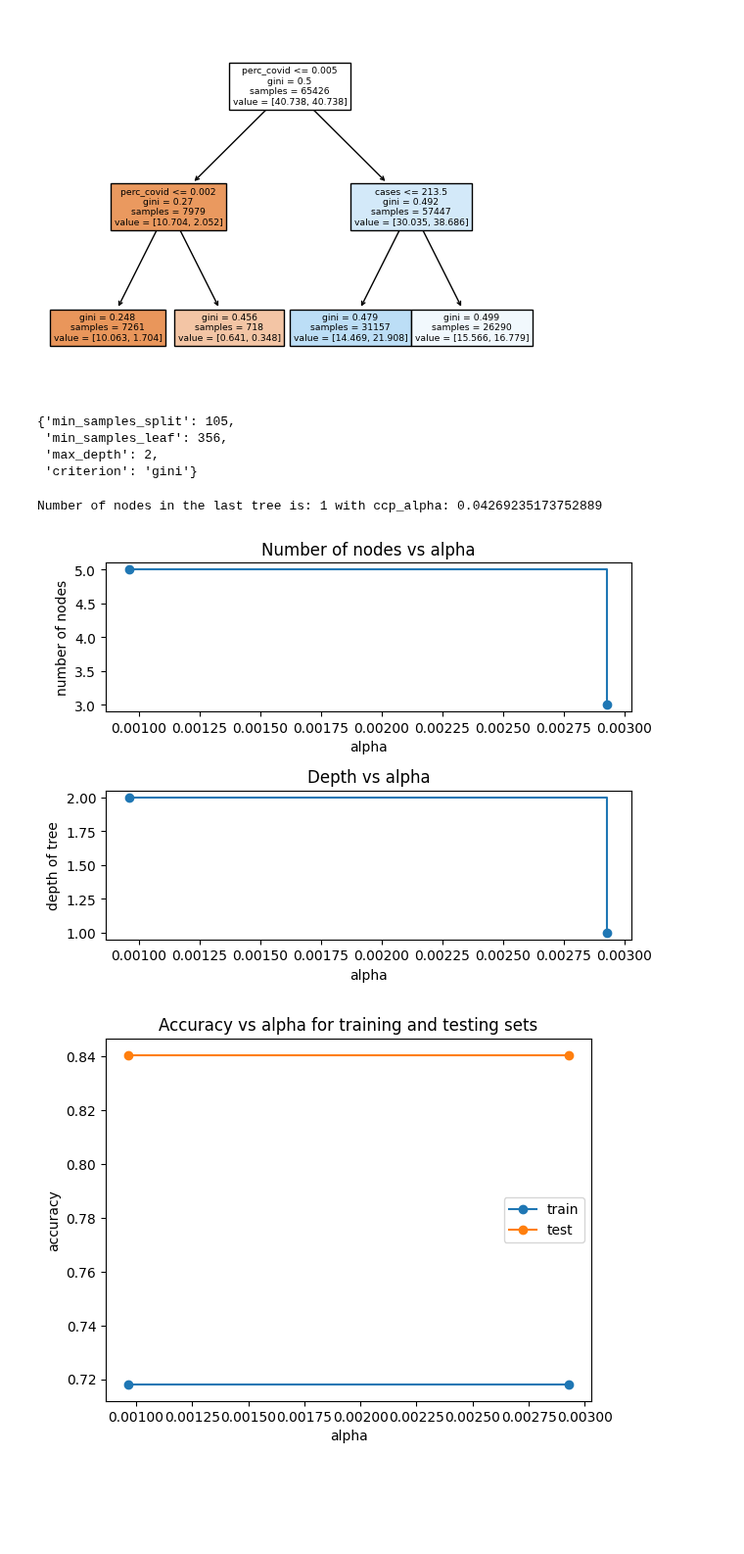
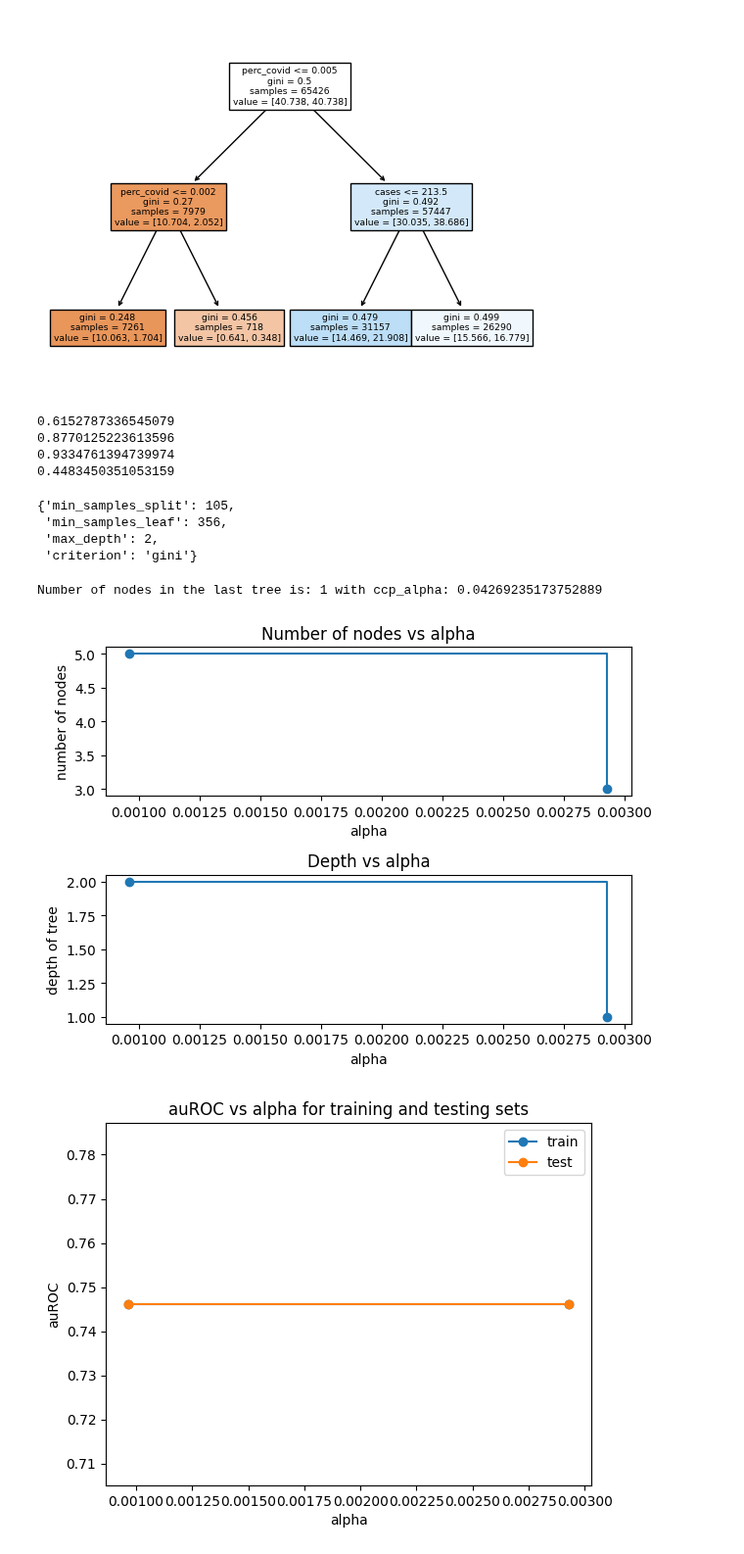
Before and after one commit to RachelMurray-Watson/COVID_forecasting, a Jupyter notebook: Optimized_CDC_Classifier.ipynb, the cells around one changed output. Shown at 98% size. Cells and saved outputs as stored; diff of their text form; code cells hidden in the pictures; blank space fills up the shorter version.

```diff
--- a/Optimized_CDC_Classifier.ipynb
+++ b/Optimized_CDC_Classifier.ipynb
@@ -451,11 +451,14 @@ cv = RepeatedStratifiedKFold(n_splits=10,  n_repeats=10,random_state=1) ## 10-fo
 clf_exact = DecisionTreeClassifier(random_state=10, class_weight='balanced')
 
 # Perform Randomized Search with 10-fold cross-validation
-random_search = RandomizedSearchCV(clf, param_grid, n_iter=100, cv=cv, random_state=10)
-random_search.fit(X_train, y_train, sample_weight = weights)
+#random_search = RandomizedSearchCV(clf, param_grid, n_iter=100, cv=cv, random_state=10)
+#random_search.fit(X_train, y_train, sample_weight = weights)
 
 best_params = random_search.best_params_
-
+best_params = {'min_samples_split': 105,
+ 'min_samples_leaf': 356,
+ 'max_depth': 2,
+ 'criterion': 'gini'}
 # Create the Decision Tree classifier with the best hyperparameters
 #clf = DecisionTreeClassifier(**best_params, random_state=100, class_weight='balanced')
 clf_exact = DecisionTreeClassifier(**best_params,random_state=10, class_weight='balanced')
@@ -480,6 +483,43 @@ auROC: 0.7461456280079337
 [[ 2682  1677]
  [ 3300 23532]]
 [figure]
+# %%
+def calculate_ppv_npv(confusion_matrix):
+    # Extract values from the confusion matrix
+    TP = confusion_matrix[1, 1]
+    FP = confusion_matrix[0, 1]
+    TN = confusion_matrix[0, 0]
+    FN = confusion_matrix[1, 0]
+
+    # Calculate PPV (Precision) and NPV
+    ppv = TP / (TP + FP) if (TP + FP) > 0 else 0.0
+    npv = TN / (TN + FN) if (TN + FN) > 0 else 0.0
+
+    return ppv, npv
+
+
+conf_matrix = confusion_matrix(y_test, y_pred)
+
+TN = conf_matrix[0, 0]
+FP = conf_matrix[0, 1]
+FN = conf_matrix[1, 0]
+TP = conf_matrix[1, 1]
+
+# Calculate specificity (true negative rate)
+specificity = TN / (TN + FP)
+print(specificity)
+# Calculate sensitivity (true positive rate)
+sensitivity = TP / (TP + FN)
+print(sensitivity)
+
+ppv, npv = calculate_ppv_npv(conf_matrix)
+print(ppv)
+print(npv)
+# %% [output]
+0.6152787336545079
+0.8770125223613596
+0.9334761394739974
+0.4483450351053159
 # %%
 best_params
 # %% [output]
@@ -512,35 +552,35 @@ print(
         clfs[-1].tree_.node_count, ccp_alphas[-1]
     )
 )
 
 clfs = clfs[:-1]
 ccp_alphas = ccp_alphas[:-1]
 
 node_counts = [clf.tree_.node_count for clf in clfs]
 depth = [clf.tree_.max_depth for clf in clfs]
 fig, ax = plt.subplots(2, 1)
 ax[0].plot(ccp_alphas, node_counts, marker="o", drawstyle="steps-post")
 ax[0].set_xlabel("alpha")
 ax[0].set_ylabel("number of nodes")
 ax[0].set_title("Number of nodes vs alpha")
 ax[1].plot(ccp_alphas, depth, marker="o", drawstyle="steps-post")
 ax[1].set_xlabel("alpha")
 ax[1].set_ylabel("depth of tree")
 ax[1].set_title("Depth vs alpha")
 fig.tight_layout()
 
-train_scores = [clf.score(X_train, y_train) for clf in clfs]
-test_scores = [clf.score(X_test, y_test) for clf in clfs]
+train_scores = [roc_auc_score(y_test[0], y_pred) for clf in clfs]
+test_scores = [roc_auc_score(y_test[0], y_pred) for clf in clfs]
 
 fig, ax = plt.subplots()
 ax.set_xlabel("alpha")
-ax.set_ylabel("accuracy")
-ax.set_title("Accuracy vs alpha for training and testing sets")
+ax.set_ylabel("auROC")
+ax.set_title("auROC vs alpha for training and testing sets")
 ax.plot(ccp_alphas, train_scores, marker="o", label="train", drawstyle="steps-post")
 ax.plot(ccp_alphas, test_scores, marker="o", label="test", drawstyle="steps-post")
 ax.legend()
 plt.show()
 # %% [output]
 Number of nodes in the last tree is: 1 with ccp_alpha: 0.04269235173752889
 [figure]
-[figure, old version]
+[figure, new version]
```
Also changed, not shown: 1 other file.
